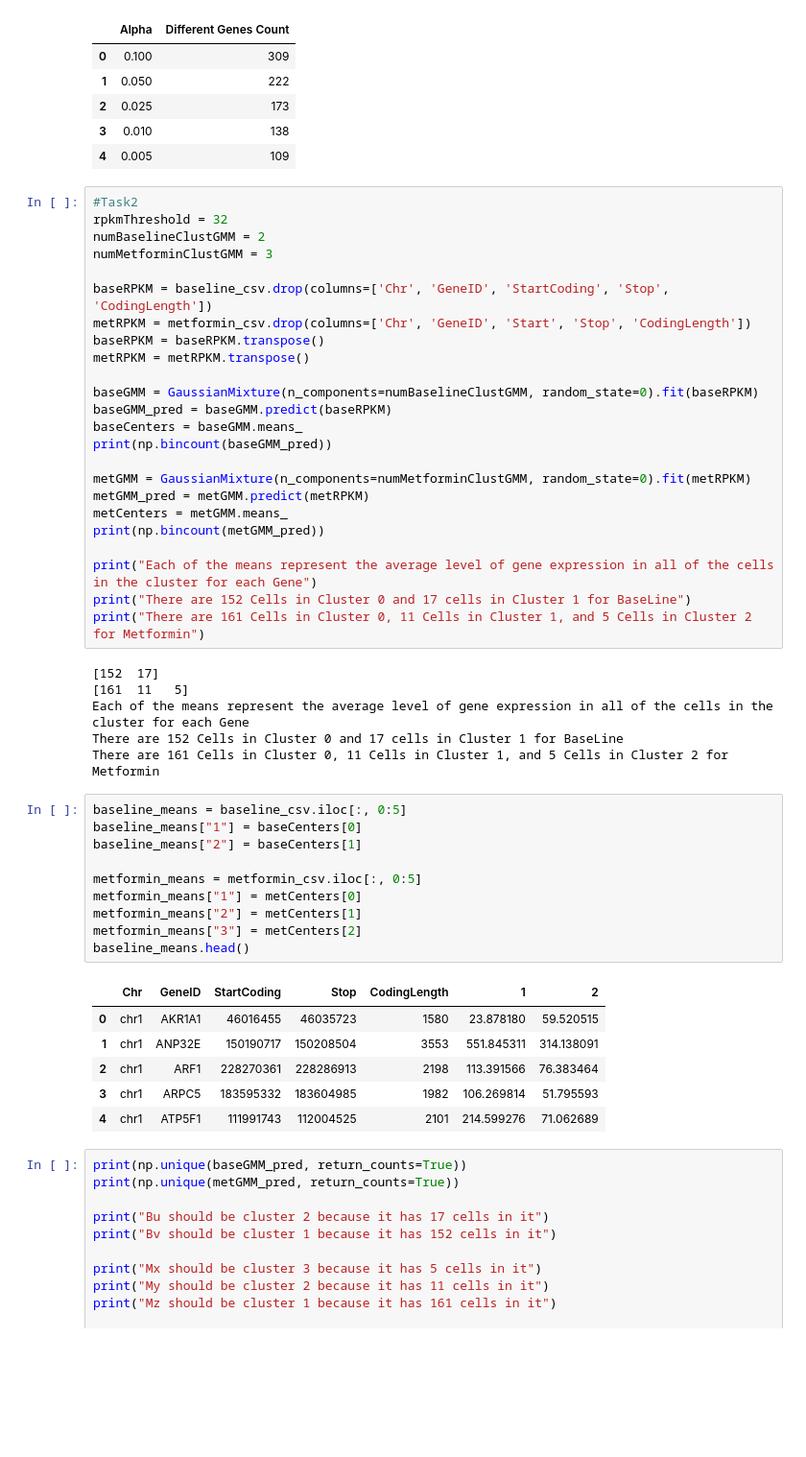
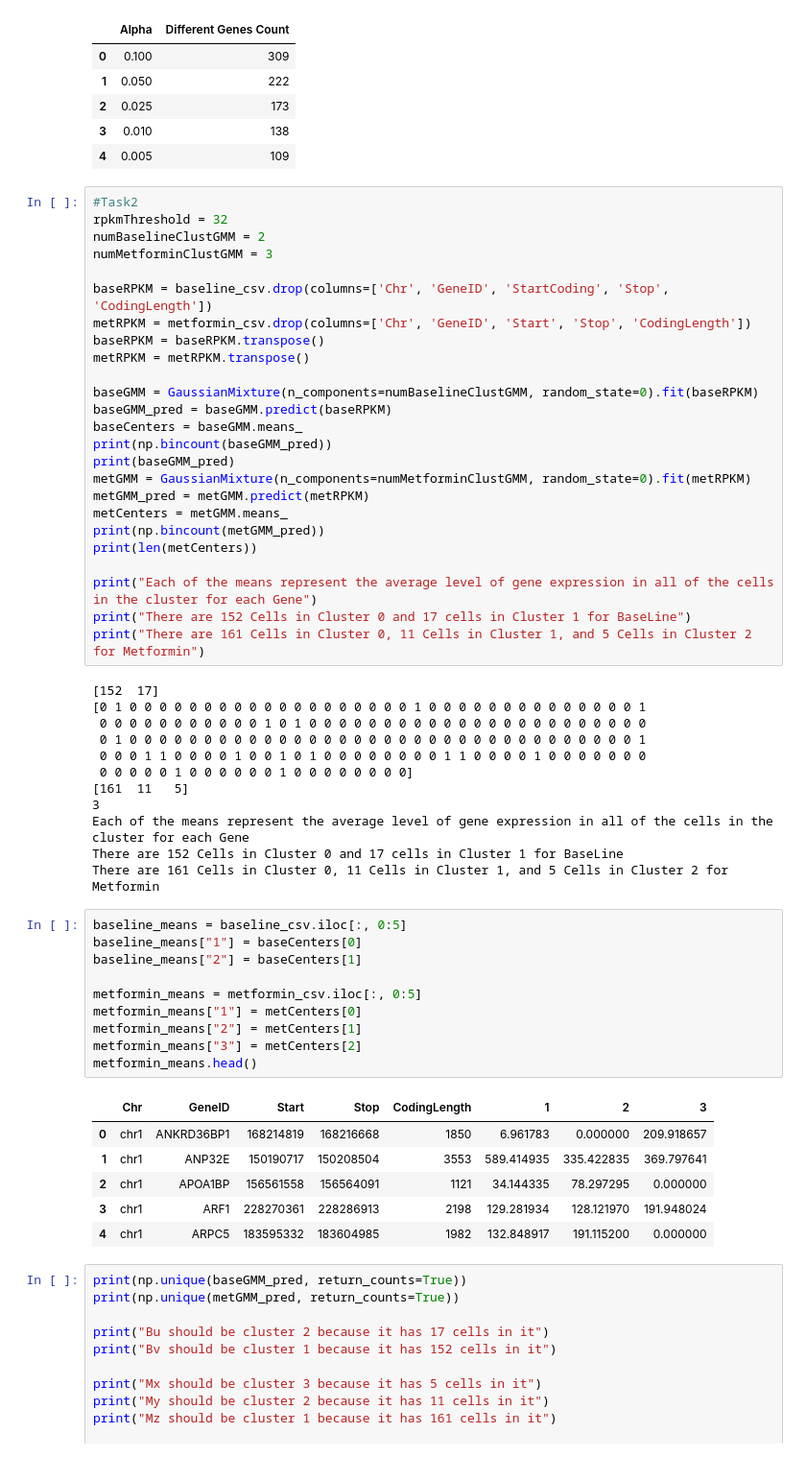
Before and after one commit to akhilchainani/CS498DS, a Jupyter notebook: MP2/MP2Notebook.ipynb, the cells around one changed output. Shown: that part at 96% size. Drawn from its saved outputs; the diff is of its cells as text; blank space fills up the shorter version.

```diff
--- a/MP2/MP2Notebook.ipynb
+++ b/MP2/MP2Notebook.ipynb
@@ -358,38 +348,45 @@ baseGMM = GaussianMixture(n_components=numBaselineClustGMM, random_state=0).fit(
 baseGMM_pred = baseGMM.predict(baseRPKM)
 baseCenters = baseGMM.means_
 print(np.bincount(baseGMM_pred))
-
+print(baseGMM_pred)
 metGMM = GaussianMixture(n_components=numMetforminClustGMM, random_state=0).fit(metRPKM)
 metGMM_pred = metGMM.predict(metRPKM)
 metCenters = metGMM.means_
 print(np.bincount(metGMM_pred))
+print(len(metCenters))
 
 print("Each of the means represent the average level of gene expression in all of the cells in the cluster for each Gene")
 print("There are 152 Cells in Cluster 0 and 17 cells in Cluster 1 for BaseLine")
 print("There are 161 Cells in Cluster 0, 11 Cells in Cluster 1, and 5 Cells in Cluster 2 for Metformin")
 # %% [output]
 [152  17]
+[0 1 0 0 0 0 0 0 0 0 0 0 0 0 0 0 0 0 0 0 0 1 0 0 0 0 0 0 0 0 0 0 0 0 0 0 1
+ 0 0 0 0 0 0 0 0 0 0 0 1 0 1 0 0 0 0 0 0 0 0 0 0 0 0 0 0 0 0 0 0 0 0 0 0 0
+ 0 1 0 0 0 0 0 0 0 0 0 0 0 0 0 0 0 0 0 0 0 0 0 0 0 0 0 0 0 0 0 0 0 0 0 0 1
+ 0 0 0 1 1 0 0 0 0 1 0 0 1 0 1 0 0 0 0 0 0 0 0 1 1 0 0 0 0 1 0 0 0 0 0 0 0
+ 0 0 0 0 0 1 0 0 0 0 0 0 1 0 0 0 0 0 0 0 0]
 [161  11   5]
+3
 Each of the means represent the average level of gene expression in all of the cells in the cluster for each Gene
 There are 152 Cells in Cluster 0 and 17 cells in Cluster 1 for BaseLine
 There are 161 Cells in Cluster 0, 11 Cells in Cluster 1, and 5 Cells in Cluster 2 for Metformin
 # %%
 baseline_means = baseline_csv.iloc[:, 0:5]
 baseline_means["1"] = baseCenters[0]
 baseline_means["2"] = baseCenters[1]
 
 metformin_means = metformin_csv.iloc[:, 0:5]
 metformin_means["1"] = metCenters[0]
 metformin_means["2"] = metCenters[1]
 metformin_means["3"] = metCenters[2]
-baseline_means.head()
+metformin_means.head()
 # %% [output]
-|  | Chr | GeneID | StartCoding | Stop | CodingLength | 1 | 2 |
-| 0 | chr1 | AKR1A1 | 46016455 | 46035723 | 1580 | 23.878180 | 59.520515 |
-| 1 | chr1 | ANP32E | 150190717 | 150208504 | 3553 | 551.845311 | 314.138091 |
-| 2 | chr1 | ARF1 | 228270361 | 228286913 | 2198 | 113.391566 | 76.383464 |
-| 3 | chr1 | ARPC5 | 183595332 | 183604985 | 1982 | 106.269814 | 51.795593 |
-| 4 | chr1 | ATP5F1 | 111991743 | 112004525 | 2101 | 214.599276 | 71.062689 |
+|  | Chr | GeneID | Start | Stop | CodingLength | 1 | 2 | 3 |
+| 0 | chr1 | ANKRD36BP1 | 168214819 | 168216668 | 1850 | 6.961783 | 0.000000 | 209.918657 |
+| 1 | chr1 | ANP32E | 150190717 | 150208504 | 3553 | 589.414935 | 335.422835 | 369.797641 |
+| 2 | chr1 | APOA1BP | 156561558 | 156564091 | 1121 | 34.144335 | 78.297295 | 0.000000 |
+| 3 | chr1 | ARF1 | 228270361 | 228286913 | 2198 | 129.281934 | 128.121970 | 191.948024 |
+| 4 | chr1 | ARPC5 | 183595332 | 183604985 | 1982 | 132.848917 | 191.115200 | 0.000000 |
 # %%
 print(np.unique(baseGMM_pred, return_counts=True))
 print(np.unique(metGMM_pred, return_counts=True))
```
Also changed, not shown: parts of 15 cells of this notebook, 1 other file.
